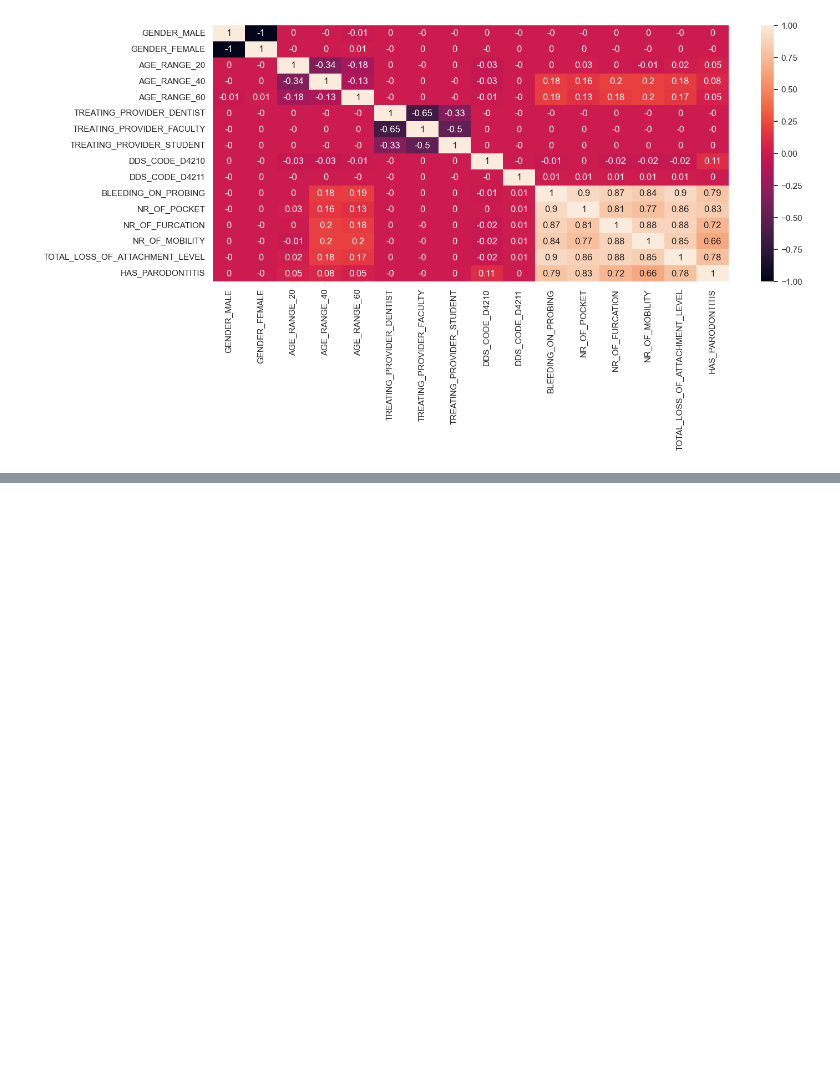
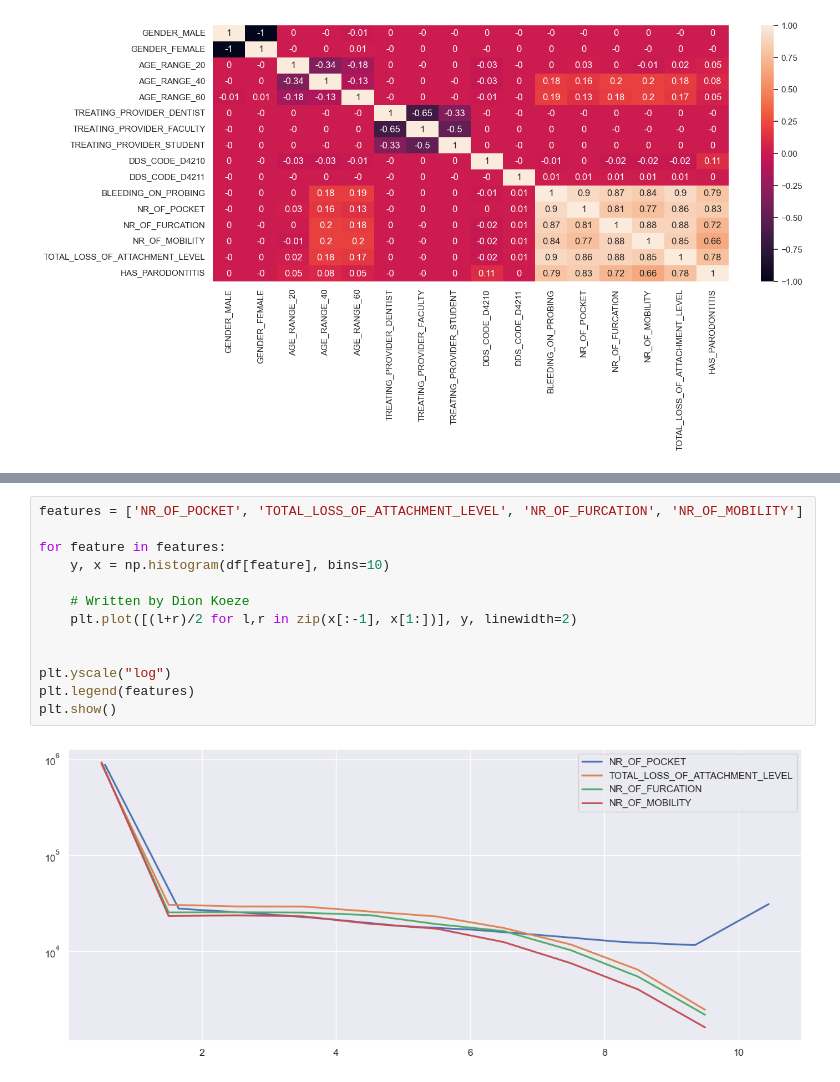
Before and after one commit to KrokanteKrab/Parodontitis, a Jupyter notebook: python-env/notebooks/analysis.ipynb, the cells around one changed output, grey strips where cells are left out. Cells and saved outputs as stored; diff of their text form; blank space fills up the shorter version.

```diff
--- a/python-env/notebooks/analysis.ipynb
+++ b/python-env/notebooks/analysis.ipynb
@@ -73,0 +111,15 @@ plt.show()
+# %%
+features = ['NR_OF_POCKET', 'TOTAL_LOSS_OF_ATTACHMENT_LEVEL', 'NR_OF_FURCATION', 'NR_OF_MOBILITY']
+
+for feature in features:
+    y, x = np.histogram(df[feature], bins=10)
+
+    # Written by Dion Koeze
+    plt.plot([(l+r)/2 for l,r in zip(x[:-1], x[1:])], y, linewidth=2)
+
+
+plt.yscale("log")
+plt.legend(features)
+plt.show()
+# %% [output]
+[figure, added]
```
Also changed, not shown: parts of 3 cells of this notebook.
